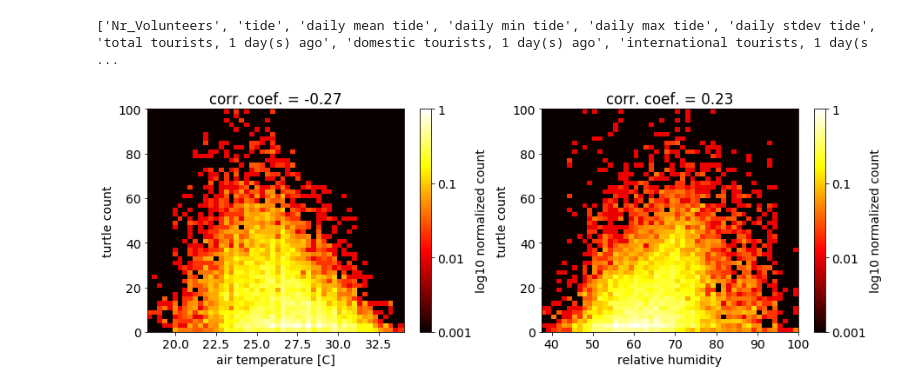
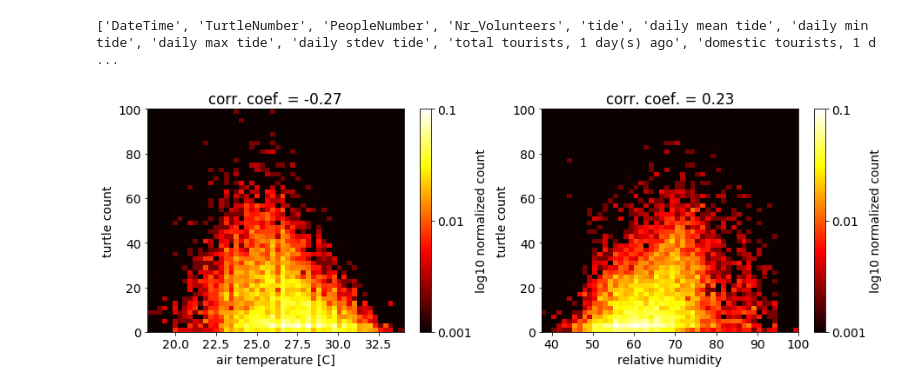
Before and after one commit to brown-ccv/turtles-HWF-Brown, a Jupyter notebook: src/data_explore.ipynb, the cells around one changed output. Drawn from its saved outputs; the diff is of its cells as text; code cells hidden in the pictures.

```diff
--- a/src/data_explore.ipynb
+++ b/src/data_explore.ipynb
@@ -298,7 +243,7 @@ plt.show()
 columns = list(df.columns)
 
 for c in columns[3:]:
-    print c
+    print(c)
     x = np.array(df[c])[pd.notnull(df[c])]
     turtles = np.array(df['TurtleNumber'])[pd.notnull(df[c])]
     humans = np.array(df['PeopleNumber'])[pd.notnull(df[c])]
@@ -316,13 +261,13 @@ for c in columns[3:]:
     #heatmap_normed = 1e0*heatmap / np.sum(heatmap,axis=1)[:,None]
     #heatmap_normed = 1e0*heatmap / np.sum(heatmap,axis=0)[None,:]
     heatmap_normed = 1e0*heatmap / np.max(heatmap)
-    heatmap_normed[heatmap == 0] = -50
-    plt.pcolormesh(xedges, yedges, np.log10(heatmap_normed).T,cmap='hot',vmin=-3,vmax=0)
+    heatmap_normed[heatmap == 0] = 0.01
+    plt.pcolormesh(xedges, yedges, np.log10(heatmap_normed).T,cmap='hot',vmin=-2,vmax=0,facecolor='k')
     plt.xlabel(c)
     plt.ylabel('count')
-    plt.title('Turtles, corr. coef. = '+str(np.around(pearsonr(x,turtles)[0],2)))
-    cbar = plt.colorbar(label='log10 normalized count',ticks=[-3,-2, -1, 0])
-    cbar.ax.set_yticklabels([0.001,0.01,0.1,1])  # vertically oriented colorbar
+    plt.title('Turtles, PCC = '+str(np.around(pearsonr(x,turtles)[0],2))+', p = '+str(np.format_float_scientific(pearsonr(x,turtles)[1],precision=1)))
+    cbar = plt.colorbar(label='log10 normalized count',ticks=[-2, -1, 0])
+    cbar.ax.set_yticklabels([0.01,0.1,1])  # vertically oriented colorbar
     plt.tight_layout()
 
     plt.subplot(122)
@@ -330,13 +275,13 @@ for c in columns[3:]:
     #heatmap_normed = 1e0*heatmap / np.sum(heatmap,axis=1)[:,None]
     #heatmap_normed = 1e0*heatmap / np.sum(heatmap,axis=0)[None,:]
     heatmap_normed = 1e0*heatmap / np.max(heatmap)
-    heatmap_normed[heatmap == 0] = -50
-    plt.pcolormesh(xedges, yedges, np.log10(heatmap_normed).T,cmap='hot',vmin=-3,vmax=0)
+    heatmap_normed[heatmap == 0] = 0.01
+    plt.pcolormesh(xedges, yedges, np.log10(heatmap_normed).T,cmap='hot',vmin=-2,vmax=0,facecolor='k')
     plt.xlabel(c)
     plt.ylabel('count')
-    plt.title('Humans, corr. coef. = '+str(np.around(pearsonr(x,humans)[0],2)))
-    cbar = plt.colorbar(label='log10 normalized count',ticks=[-3,-2, -1, 0])
-    cbar.ax.set_yticklabels([0.001,0.01,0.1,1])  # vertically oriented colorbar
+    plt.title('Humans, PCC = '+str(np.around(pearsonr(x,humans)[0],2))+', p = '+str(np.format_float_scientific(pearsonr(x,humans)[1],precision=1)))
+    cbar = plt.colorbar(label='log10 normalized count',ticks=[-2, -1, 0])
+    cbar.ax.set_yticklabels([0.01,0.1,1])  # vertically oriented colorbar
     plt.tight_layout()
     plt.show()
 # %% [output]
@@ -357,14 +302,14 @@ daily stdev tide
 
 columns = list(df.columns)
 
-print columns
+print(columns)
 
 
 
 x1 = np.array(df['DRYBULBTEMPC'])[pd.notnull(df['DRYBULBTEMPC'])]
 x2 = np.array(df['RelativeHumidity'])[pd.notnull(df['RelativeHumidity'])]
-turtles1 = Y_T[pd.notnull(df['DRYBULBTEMPC'])]
-turtles2 = Y_T[pd.notnull(df['RelativeHumidity'])]
+turtles1 = nrT[pd.notnull(df['DRYBULBTEMPC'])]
+turtles2 = nrT[pd.notnull(df['RelativeHumidity'])]
 
 
 plt.figure(figsize=(6.4*2e0,4.8))
@@ -380,41 +325,41 @@ else:
 heatmap, xedges, yedges = np.histogram2d(x1,turtles1, bins=bins,range=ranges)
 #heatmap_normed = 1e0*heatmap / np.sum(heatmap,axis=1)[:,None]
 #heatmap_normed = 1e0*heatmap / np.sum(heatmap,axis=0)[None,:]
 heatmap_normed = 1e0*heatmap / np.max(heatmap)
-heatmap_normed[heatmap == 0] = -50
-plt.pcolormesh(xedges, yedges, np.log10(heatmap_normed).T,cmap='hot',vmin=-3,vmax=0)
+heatmap_normed[heatmap == 0] = 0.01
+plt.pcolormesh(xedges, yedges, np.log10(heatmap_normed).T,cmap='hot',vmin=-2,vmax=0)
 plt.xlabel('air temperature [C]')
 plt.ylabel('turtle count')
 plt.title('corr. coef. = '+str(np.around(pearsonr(x1,turtles1)[0],2)))
-cbar = plt.colorbar(label='log10 normalized count',ticks=[-3,-2, -1, 0])
+cbar = plt.colorbar(label='log10 normalized count',ticks=[-2, -1, 0])
 cbar.ax.set_yticklabels([0.001,0.01,0.1,1])  # vertically oriented colorbar
 plt.tight_layout()
 
 plt.subplot(122)
 if len(np.unique(x2)) < 35:
     bins = [len(np.unique(x)),50]
     ranges = [[min(x2)-0.5,max(x2)+0.5],[0,100]]
 else:
     bins = 50
     ranges = [[min(x2),max(x2)],[0,100]]
 
 heatmap, xedges, yedges = np.histogram2d(x2,turtles2, bins=bins,range=ranges)
 #heatmap_normed = 1e0*heatmap / np.sum(heatmap,axis=1)[:,None]
 #heatmap_normed = 1e0*heatmap / np.sum(heatmap,axis=0)[None,:]
 heatmap_normed = 1e0*heatmap / np.max(heatmap)
-heatmap_normed[heatmap == 0] = -50
-plt.pcolormesh(xedges, yedges, np.log10(heatmap_normed).T,cmap='hot',vmin=-3,vmax=0)
+heatmap_normed[heatmap == 0] = 0.01
+plt.pcolormesh(xedges, yedges, np.log10(heatmap_normed).T,cmap='hot',vmin=-2,vmax=0)
 plt.xlabel('relative humidity')
 plt.ylabel('turtle count')
 plt.title('corr. coef. = '+str(np.around(pearsonr(x2,turtles2)[0],2)))
-cbar = plt.colorbar(label='log10 normalized count',ticks=[-3,-2, -1, 0])
+cbar = plt.colorbar(label='log10 normalized count',ticks=[-2, -1, 0])
 cbar.ax.set_yticklabels([0.001,0.01,0.1,1])  # vertically oriented colorbar
 plt.tight_layout()
 plt.savefig('../results/heatmaps.png',dpi=150)
 plt.show()
 # %% [output]
-['Nr_Volunteers', 'tide', 'daily mean tide', 'daily min tide', 'daily max tide', 'daily stdev tide', 'total tourists, 1 day(s) ago', 'domestic tourists, 1 day(s) ago', 'international tourists, 1 day(s ...
+['DateTime', 'TurtleNumber', 'PeopleNumber', 'Nr_Volunteers', 'tide', 'daily mean tide', 'daily min tide', 'daily max tide', 'daily stdev tide', 'total tourists, 1 day(s) ago', 'domestic tourists, 1 d ...
-[figure, old version]
+[figure, new version]
 # %%
 # autocorrelation plots
 
```
Also changed, not shown: parts of 11 cells of this notebook, 8 other files.
